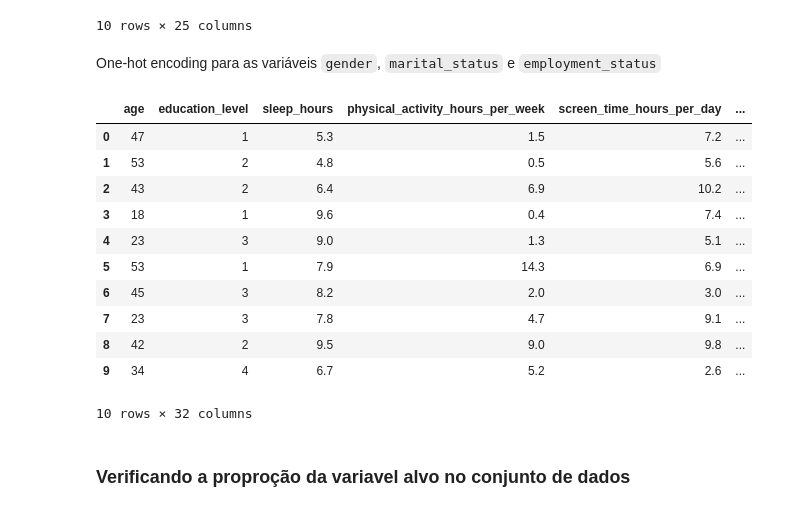
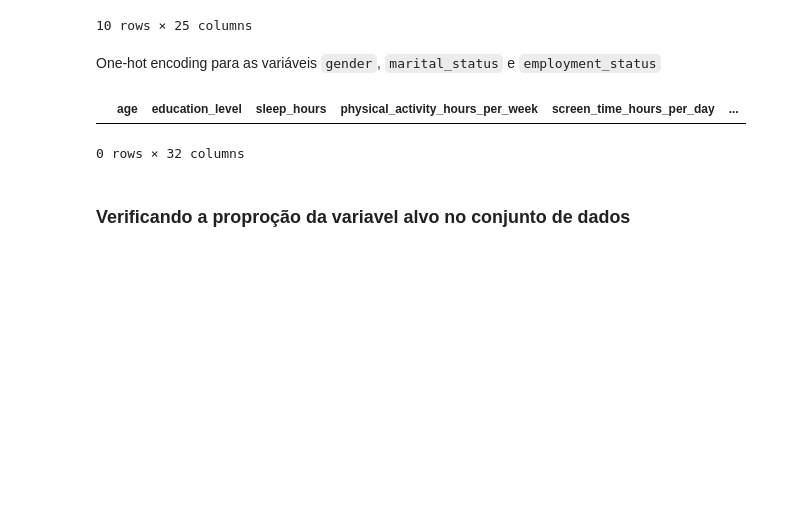
Before and after one commit to Rafa-Cami/CD-Norton, a Jupyter notebook: EP3.ipynb, the cells around one changed output. Saved outputs shown, nothing was run; the diff lists cells and outputs as text; code cells hidden in the pictures; blank space fills up the shorter version.

```diff
--- a/EP3.ipynb
+++ b/EP3.ipynb
@@ -86,19 +87,10 @@ One-hot encoding para as variáveis `gender`, `marital_status` e `employment_sta
 # %%
 df_tratado = pd.get_dummies(df_edu, columns=['gender', 'marital_status', 'employment_status'], dtype=int)
 df_tratado.head(10)
+df_tratado.head(0)
 # %% [output]
 |  | age | education_level | sleep_hours | physical_activity_hours_per_week | screen_time_hours_per_day | ... |
-| 0 | 47 | 1 | 5.3 | 1.5 | 7.2 | ... |
-| 1 | 53 | 2 | 4.8 | 0.5 | 5.6 | ... |
-| 2 | 43 | 2 | 6.4 | 6.9 | 10.2 | ... |
-| 3 | 18 | 1 | 9.6 | 0.4 | 7.4 | ... |
-| 4 | 23 | 3 | 9.0 | 1.3 | 5.1 | ... |
-| 5 | 53 | 1 | 7.9 | 14.3 | 6.9 | ... |
-| 6 | 45 | 3 | 8.2 | 2.0 | 3.0 | ... |
-| 7 | 23 | 3 | 7.8 | 4.7 | 9.1 | ... |
-| 8 | 42 | 2 | 9.5 | 9.0 | 9.8 | ... |
-| 9 | 34 | 4 | 6.7 | 5.2 | 2.6 | ... |
-10 rows × 32 columns
+0 rows × 32 columns
 # %% [markdown]
 ### Verificando a proproção da variavel alvo no conjunto de dados
 # %%
```
Also changed, not shown: parts of 3 cells of this notebook.
